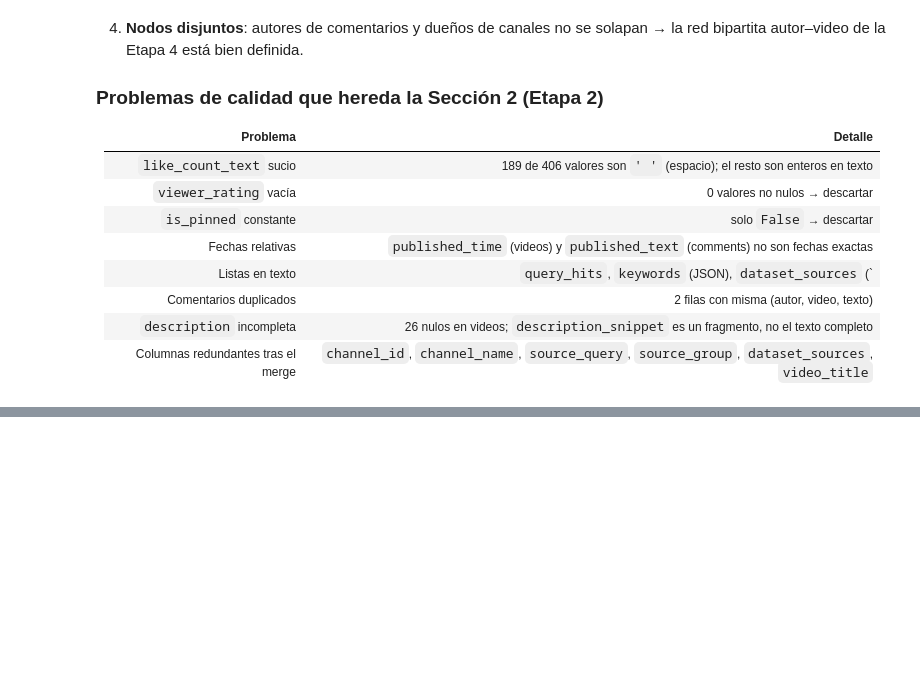
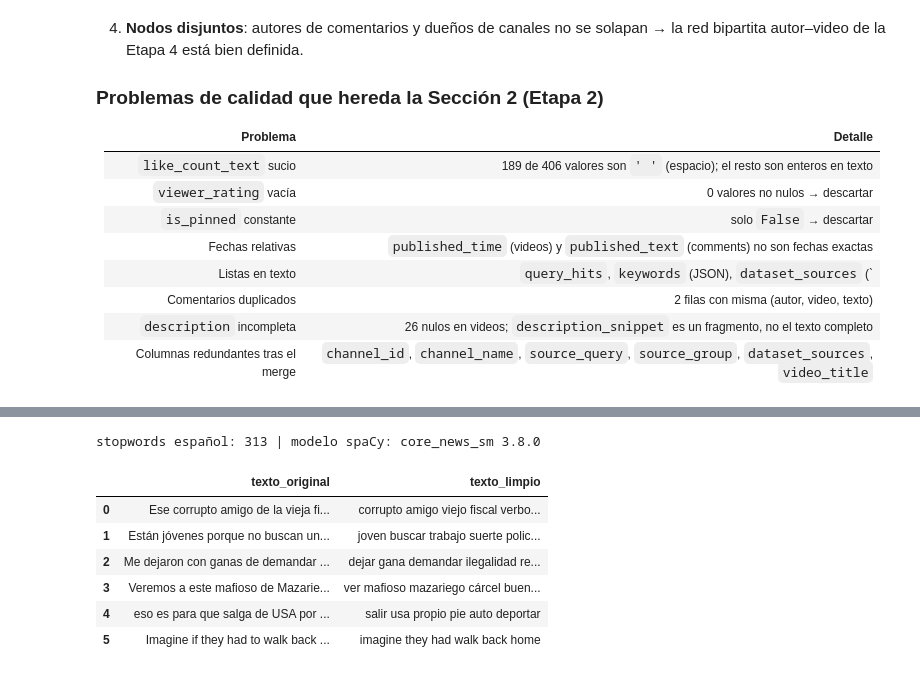
Before and after one commit to ecarcamo/CC3084-DATA-SCIENCE, a Jupyter notebook: notebooks/01_carga_limpieza.ipynb, the cells around one changed output, grey strips where cells are left out. Saved outputs shown, nothing was run; the diff lists cells and outputs as text; code cells hidden in the pictures; blank space fills up the shorter version.

```diff
--- a/notebooks/01_carga_limpieza.ipynb
+++ b/notebooks/01_carga_limpieza.ipynb
@@ -338,0 +510,13 @@ plt.show()
+# %%
+comments_clean["like_count"] = limpieza.parsear_conteo(comentarios["like_count_text"])
+videos_clean["view_count_text_num"] = limpieza.parsear_conteo(videos["view_count_text"])
+
+print("like_count -> nulos:", comments_clean["like_count"].isna().sum(), "/ 406",
+      "| max:", comments_clean["like_count"].max())
+print("ejemplos like_count_text -> like_count:")
+print(pd.DataFrame({"texto": comentarios["like_count_text"], "num": comments_clean["like_count"]})
+      .drop_duplicates().head(6).to_string(index=False))
+
+coincide = (videos_clean["view_count_text_num"] == videos["view_count"])
+print(f"\nview_count_text_num == view_count : {coincide[videos_clean['view_count_text_num'].notna()].mean():.1%}",
+      "(en las 280 filas con view_count_text)")
@@ -338,0 +538,8 @@ plt.show()
+# %%
+videos_clean["keywords_list"] = limpieza.parsear_lista_json(videos["keywords"])
+videos_clean["query_hits_list"] = limpieza.parsear_lista_json(videos["query_hits"])
+videos_clean["dataset_sources_list"] = limpieza.separar_pipe(videos["dataset_sources"])
+comments_clean["dataset_sources_list"] = limpieza.separar_pipe(comentarios["dataset_sources"])
+
+print("keywords vacías:", (videos_clean["keywords_list"].str.len() == 0).sum(), "/ 293")
+print("nº medio de fuentes por video:", round(videos_clean["dataset_sources_list"].str.len().mean(), 2))
@@ -338,0 +572,22 @@ plt.show()
+# %%
+nlp, stop_es = limpieza.cargar_recursos_texto()
+print("stopwords español:", len(stop_es), "| modelo spaCy:", nlp.meta["name"], nlp.meta["version"])
+
+tx = limpieza.limpiar_texto_serie(comentarios["text"], nlp, stop_es)
+comments_clean = comments_clean.join(tx[["texto_original", "texto_limpio",
+                                         "hashtags", "menciones", "emojis", "n_emojis"]])
+
+# También la descripción de los videos (útil para redes canal-tema en el EDA)
+tv = limpieza.limpiar_texto_serie(videos["description"].fillna(""), nlp, stop_es)
+videos_clean["descripcion_limpia"] = tv["texto_limpio"]
+
+tx[["texto_original", "texto_limpio"]].head(6)
+# %% [output]
+stopwords español: 313 | modelo spaCy: core_news_sm 3.8.0
+|  | texto_original | texto_limpio |
+| 0 | Ese corrupto amigo de la vieja fi... | corrupto amigo viejo fiscal verbo... |
+| 1 | Están jóvenes porque no buscan un... | joven buscar trabajo suerte polic... |
+| 2 | Me dejaron con ganas de demandar ... | dejar gana demandar ilegalidad re... |
+| 3 | Veremos a este mafioso de Mazarie... | ver mafioso mazariego cárcel buen... |
+| 4 | eso es para que salga de USA por ... | salir usa propio pie auto deportar |
+| 5 | Imagine if they had to walk back ... | imagine they had walk back home |
```
Also changed, not shown: parts of 30 cells of this notebook, 3 other files.
